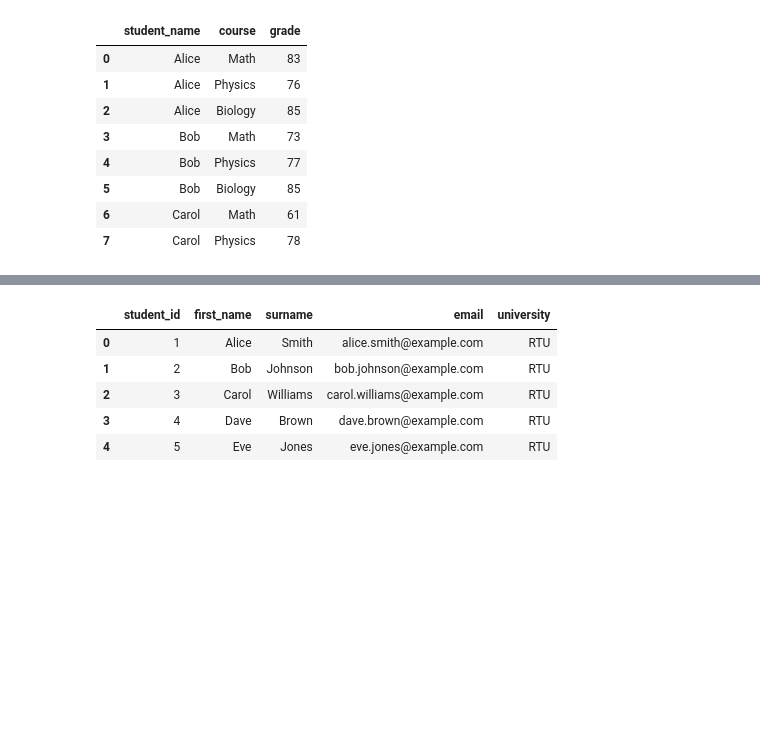
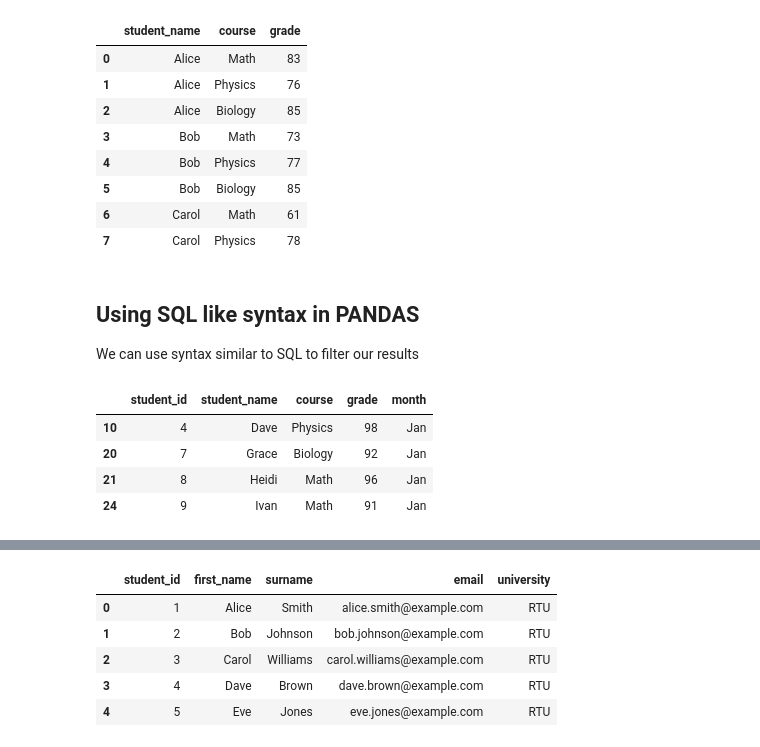
Before and after one commit to ValRCS/RTU_Automating_Tasks_With_Python, a Jupyter notebook: src/topic_4_excel_csv_pandas_sets/student_grades.ipynb, the cells around one changed output, grey strips where cells are left out. Cells and saved outputs as stored; diff of their text form; code cells hidden in the pictures; blank space fills up the shorter version.

```diff
--- a/src/topic_4_excel_csv_pandas_sets/student_grades.ipynb
+++ b/src/topic_4_excel_csv_pandas_sets/student_grades.ipynb
@@ -328,6 +358,22 @@ data_csv[['student_name', 'course', 'grade']].head(8)
 | 5 | Bob | Biology | 85 |
 | 6 | Carol | Math | 61 |
 | 7 | Carol | Physics | 78 |
+# %% [markdown]
+## Using SQL like syntax in PANDAS
+
+We can use syntax similar to SQL to filter our results
+# %%
+# Pandas offers many different approaches for filtering, working with data
+# We can use SQL like syntax for our data queries
+
+data_csv.query('grade > 90')
+# more on query docs at Pandas: https://pandas.pydata.org/docs/reference/api/pandas.DataFrame.query.html#pandas.DataFrame.query
+# %% [output]
+|  | student_id | student_name | course | grade | month |
+| 10 | 4 | Dave | Physics | 98 | Jan |
+| 20 | 7 | Grace | Biology | 92 | Jan |
+| 21 | 8 | Heidi | Math | 96 | Jan |
+| 24 | 9 | Ivan | Math | 91 | Jan |
 # %%
 # we could get a single column as well
 data_csv['student_name'].head(4)
```
Also changed, not shown: parts of 13 cells of this notebook.
